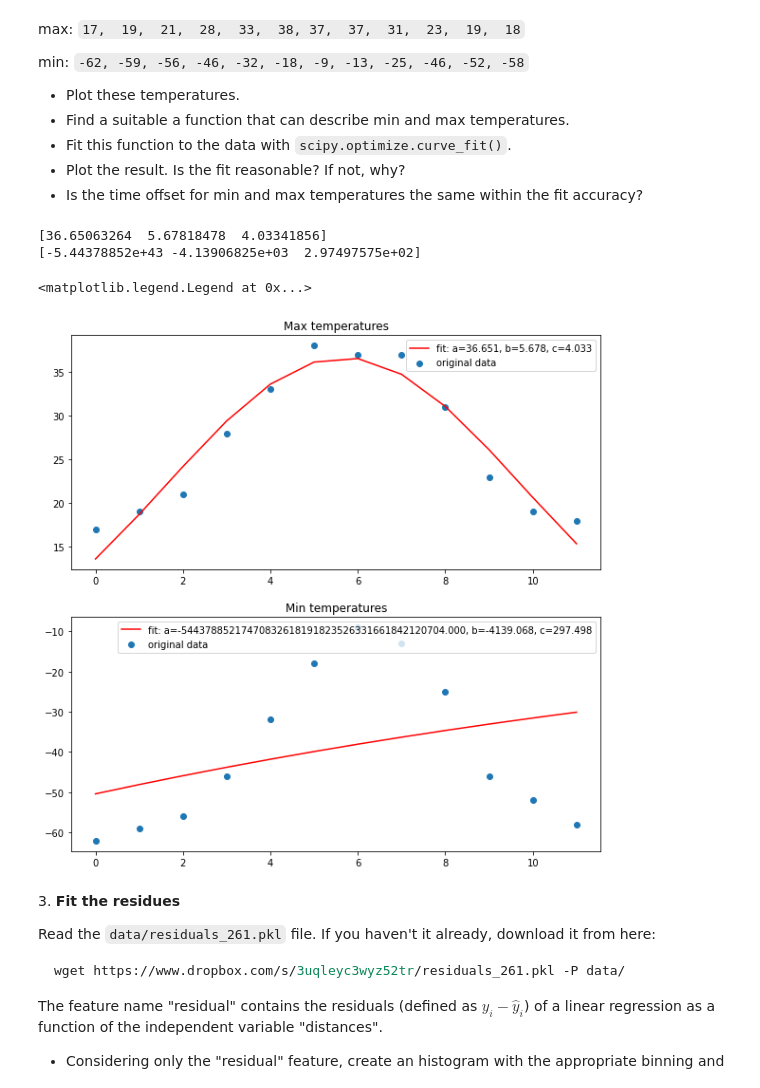
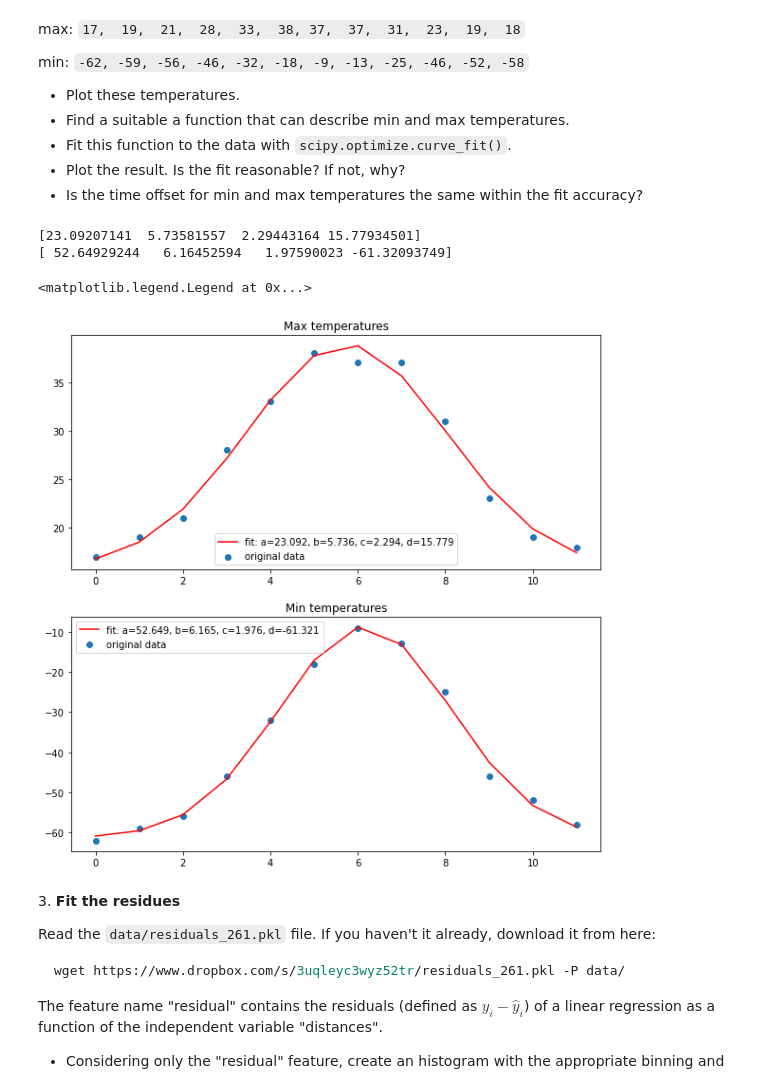
Before and after one commit to davidecolussi/HighLevelProgramming2021, a Jupyter notebook: 08ex_fitting.ipynb, the cells around one changed output. Saved outputs shown, nothing was run; the diff lists cells and outputs as text; code cells hidden in the pictures.

```diff
--- a/08ex_fitting.ipynb
+++ b/08ex_fitting.ipynb
@@ -93,43 +93,43 @@ min_T = [-62, -59, -56, -46, -32, -18, -9, -13, -25, -46, -52, -58]
 months = ['January', 'February', 'March', 'April', 'May', 'June', 'July','August', 'September', 'October', 'November', 'December']
 
 #functions to describe data
-def f_gauss(x, a, x0, sigma): #gaussian function
-    return a*np.exp(-(x-x0)**2/(2*sigma**2))
+def f_gauss(x, a, x0, sigma, d): #gaussian function
+    return a*np.exp(-(x-x0)**2/(2*sigma**2)) + d
 
 m=12
 X_train = np.arange(m)
 Y_train_max_T = np.array(max_T)
 
 mean = sum(X_train * Y_train_max_T)/sum(Y_train_max_T)
 sigma = np.sqrt(sum(Y_train_max_T * (X_train - mean)**2) / sum(Y_train_max_T))
 
-popt, pcov = optimize.curve_fit(f_gauss, X_train, Y_train_max_T, p0 = [max(Y_train_max_T), mean, sigma])
+popt, pcov = optimize.curve_fit(f_gauss, X_train, Y_train_max_T, p0 = [max(Y_train_max_T), mean, sigma, 0])
 print(popt)
 
 fig, (ax_max, ax_min) = plt.subplots(nrows=2, ncols=1, figsize=(10, 10))
 ax_max.set_title("Max temperatures")
 ax_max.scatter(X_train,max_T,label="original data")
-ax_max.plot(X_train, f_gauss(X_train, *popt), 'r-', label='fit: a=%5.3f, b=%5.3f, c=%5.3f' % tuple(popt))
+ax_max.plot(X_train, f_gauss(X_train, *popt), 'r-', label='fit: a=%5.3f, b=%5.3f, c=%5.3f, d=%5.3f' % tuple(popt))
 ax_max.legend()
 
 ###MIN TEMPERATURES
 Y_train_min_T = np.array(min_T)
 
 mean = sum(X_train * Y_train_min_T)/sum(Y_train_min_T)
 sigma = np.sqrt(sum(Y_train_min_T * (X_train - mean)**2) / sum(Y_train_min_T))
 
-popt, pcov = optimize.curve_fit(f_gauss, X_train, Y_train_min_T, p0 = [max(Y_train_min_T), mean, sigma], maxfev=50000)
+popt, pcov = optimize.curve_fit(f_gauss, X_train, Y_train_min_T, p0 = [max(Y_train_min_T), mean, sigma, 0], maxfev=50000)
 print(popt)
 
 ax_min.set_title("Min temperatures")
 ax_min.scatter(X_train,min_T,label="original data")
-ax_min.plot(X_train, f_gauss(X_train, *popt), 'r-', label='fit: a=%5.3f, b=%5.3f, c=%5.3f' % tuple(popt))
+ax_min.plot(X_train, f_gauss(X_train, *popt), 'r-', label='fit: a=%5.3f, b=%5.3f, c=%5.3f, d=%5.3f' % tuple(popt))
 ax_min.legend()
 # %% [output]
-[36.65063264  5.67818478  4.03341856]
-[-5.44378852e+43 -4.13906825e+03  2.97497575e+02]
+[23.09207141  5.73581557  2.29443164 15.77934501]
+[ 52.64929244   6.16452594   1.97590023 -61.32093749]
 <matplotlib.legend.Legend at 0x...>
-[figure, old version]
+[figure, new version]
 # %% [markdown]
 3\. **Fit the residues**
 
```
Also changed, not shown: parts of 2 cells of this notebook.
